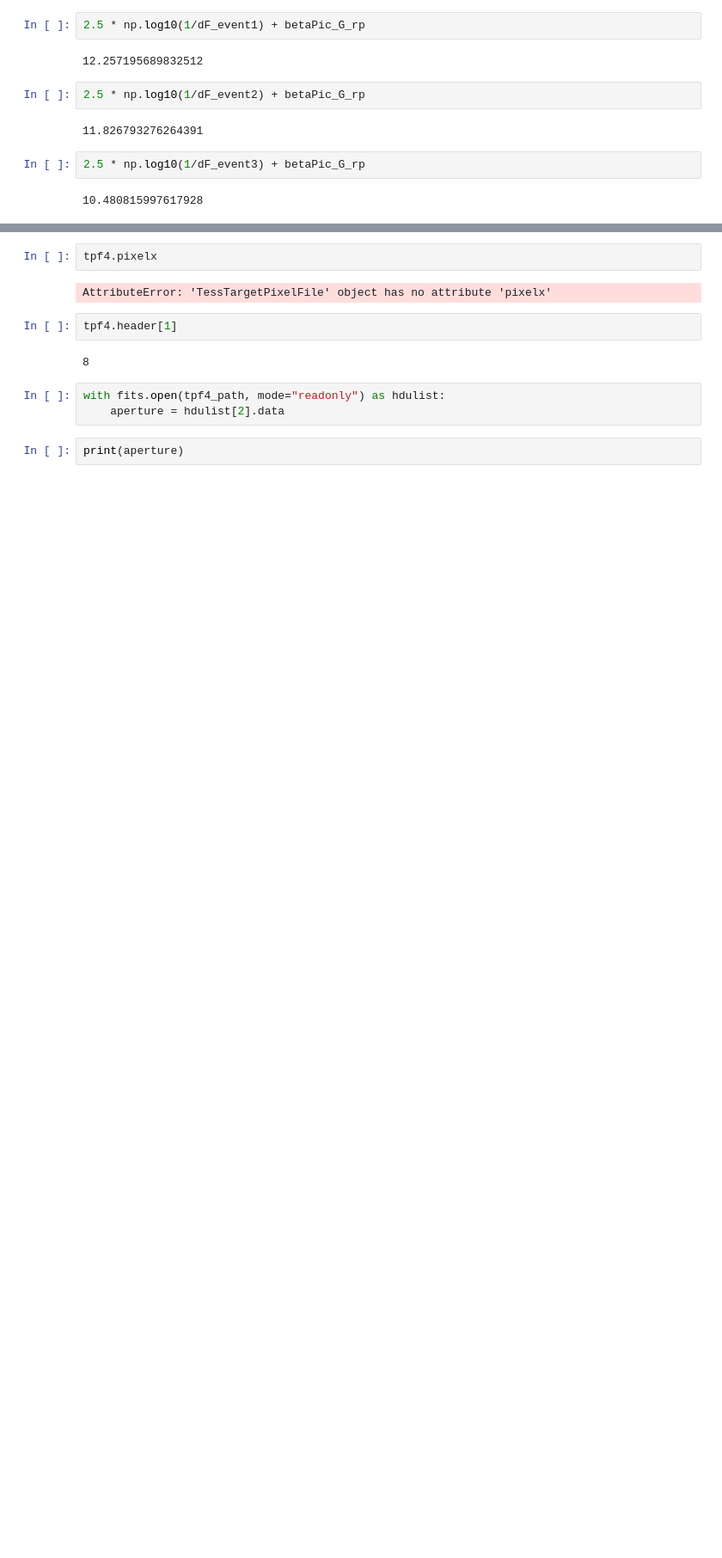
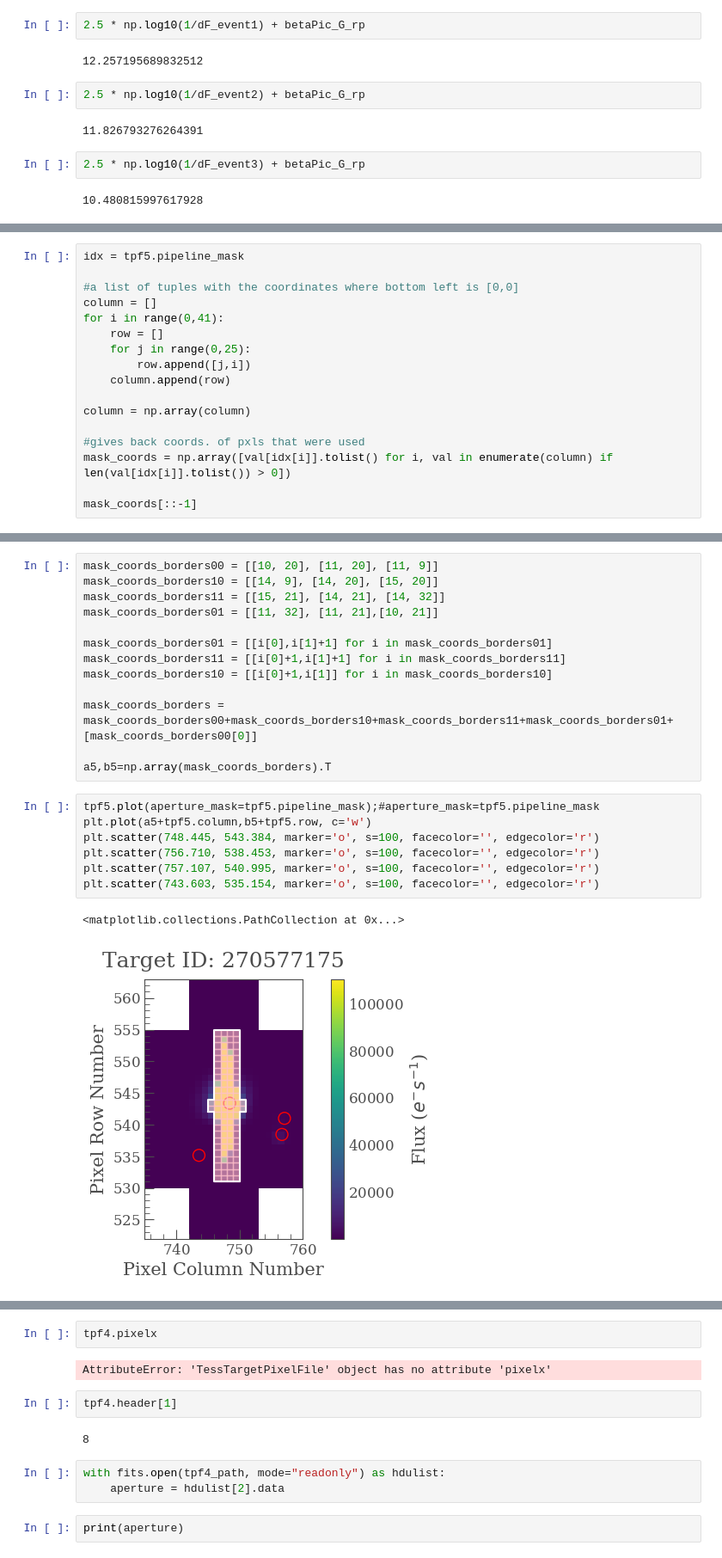
Before and after one commit to sebastian-zieba/betaPic_comet, a Jupyter notebook: construction_of_the_lightcurve.ipynb, the cells around one changed output, grey strips where cells are left out. Shown at 86% size. Saved outputs shown, nothing was run; the diff lists cells and outputs as text; blank space fills up the shorter version.

```diff
--- a/construction_of_the_lightcurve.ipynb
+++ b/construction_of_the_lightcurve.ipynb
@@ -375,0 +334,17 @@ tpf4.row
+# %%
+idx = tpf5.pipeline_mask
+
+#a list of tuples with the coordinates where bottom left is [0,0]
+column = []
+for i in range(0,41):
+    row = []
+    for j in range(0,25):
+        row.append([j,i])
+    column.append(row)
+
+column = np.array(column)
+
+#gives back coords. of pxls that were used
+mask_coords = np.array([val[idx[i]].tolist() for i, val in enumerate(column) if len(val[idx[i]].tolist()) > 0])
+
+mask_coords[::-1]
@@ -376 +369,24 @@ tpf4.row
+# %%
+mask_coords_borders00 = [[10, 20], [11, 20], [11, 9]]
+mask_coords_borders10 = [[14, 9], [14, 20], [15, 20]]
+mask_coords_borders11 = [[15, 21], [14, 21], [14, 32]]
+mask_coords_borders01 = [[11, 32], [11, 21],[10, 21]]
+
+mask_coords_borders01 = [[i[0],i[1]+1] for i in mask_coords_borders01]
+mask_coords_borders11 = [[i[0]+1,i[1]+1] for i in mask_coords_borders11]
+mask_coords_borders10 = [[i[0]+1,i[1]] for i in mask_coords_borders10]
+
+mask_coords_borders = mask_coords_borders00+mask_coords_borders10+mask_coords_borders11+mask_coords_borders01+[mask_coords_borders00[0]]
+
+a5,b5=np.array(mask_coords_borders).T
+# %%
+tpf5.plot(aperture_mask=tpf5.pipeline_mask);#aperture_mask=tpf5.pipeline_mask
+plt.plot(a5+tpf5.column,b5+tpf5.row, c='w')
+plt.scatter(748.445, 543.384, marker='o', s=100, facecolor='', edgecolor='r')
+plt.scatter(756.710, 538.453, marker='o', s=100, facecolor='', edgecolor='r')
+plt.scatter(757.107, 540.995, marker='o', s=100, facecolor='', edgecolor='r')
+plt.scatter(743.603, 535.154, marker='o', s=100, facecolor='', edgecolor='r')
+# %% [output]
+<matplotlib.collections.PathCollection at 0x...>
+[figure, added]
 # %%
```
Also changed, not shown: parts of 20 cells of this notebook, 1 other file.
